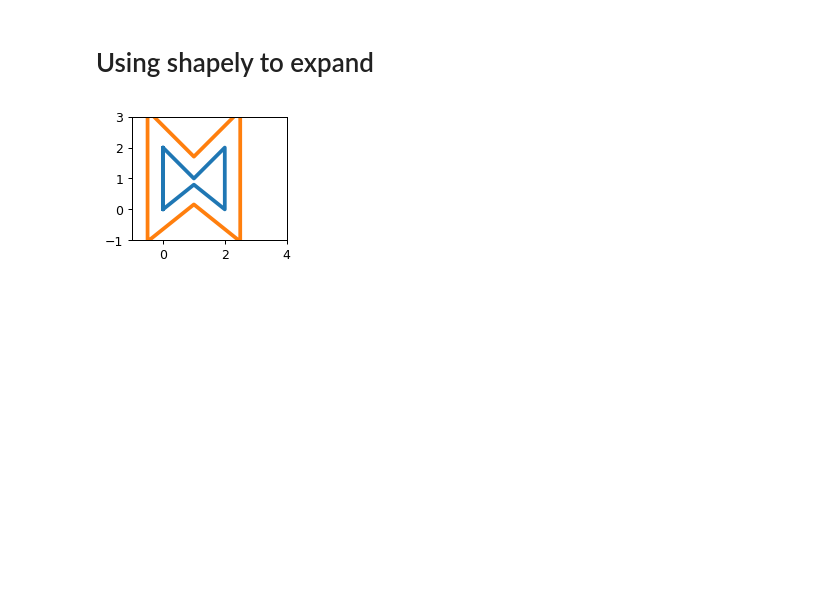
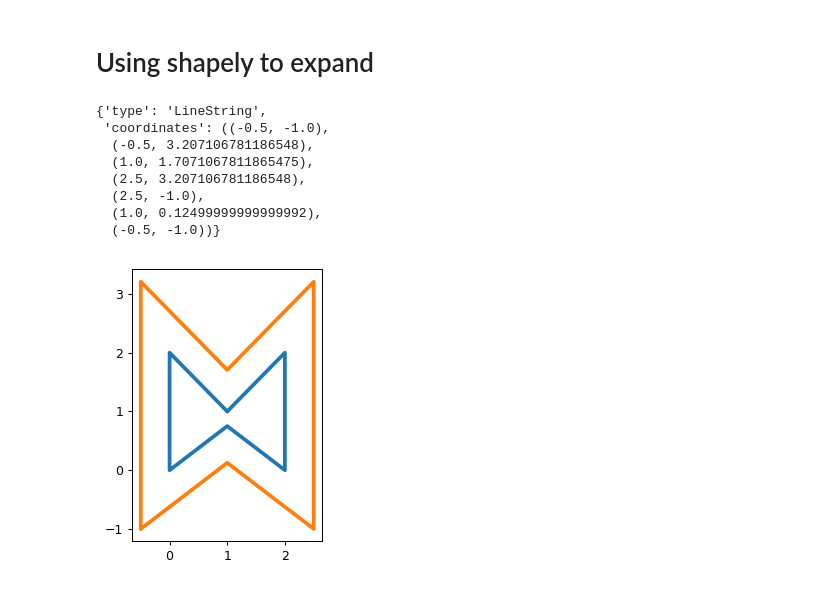
Before and after one commit to zudevon/Player_predictions, a Jupyter notebook: playground_zones_denver.ipynb, the cells around one changed output. Drawn from its saved outputs; the diff is of its cells as text; code cells hidden in the pictures; blank space fills up the shorter version.

```diff
--- a/playground_zones_denver.ipynb
+++ b/playground_zones_denver.ipynb
@@ -95,35 +95,40 @@ print(solution)
 # Using shapely to expand
 # %%
 from matplotlib import pyplot
-from shapely.geometry import LinearRing, LineString
+from shapely.geometry import LineString, LinearRing, mapping
 from descartes import PolygonPatch
 
 def plot_coords(ax, x, y, color='#999999', zorder=1):
     ax.plot(x, y, 'o', color=color, zorder=zorder)
 
 def plot_line(ax, ob,):
     parts = hasattr(ob, 'geoms') and ob or [ob]
     for part in parts:
         x, y = part.xy
         ax.plot(x, y, linewidth=3, solid_capstyle='round', zorder=1)
 
 def set_limits(ax, x_range, y_range):
     ax.set_xlim(*x_range)
     ax.set_ylim(*y_range)
     ax.set_aspect(1)
 
+fig = pyplot.figure(1, dpi=90)
+ax = fig.add_subplot(122)
+obj = LinearRing([(1,1),(2,2),(2,0),(1,0.75),(0,0),(0,2),(1,1)])
 
-ax = fig.add_subplot(121)
-ring1 = LinearRing([(0, 0), (0, 2), (1, 1), (2, 2), (2, 0), (1, 0.8), (0, 0),(0,2)])
-fig = pyplot.figure(1, dpi=90)
+plot_line(ax, obj)
 
-ax = fig.add_subplot(222)
+offset = obj.parallel_offset(0.5, 'left', join_style=2, mitre_limit=10.0)
+plot_line(ax, offset)
 
-plot_line(ax, ring1)
-
-offset = ring1.parallel_offset(0.5, 'left', join_style=2, mitre_limit=10.0)
-plot_line(ax, offset)
-set_limits(ax, ax_range, ay_range)
-#offset.coords
+mapping(offset)
 # %% [output]
+{'type': 'LineString',
+ 'coordinates': ((-0.5, -1.0),
+  (-0.5, 3.207106781186548),
+  (1.0, 1.7071067811865475),
+  (2.5, 3.207106781186548),
+  (2.5, -1.0),
+  (1.0, 0.12499999999999992),
+  (-0.5, -1.0))}
-[figure, old version]
+[figure, new version]
```
Also changed, not shown: parts of 6 cells of this notebook.
